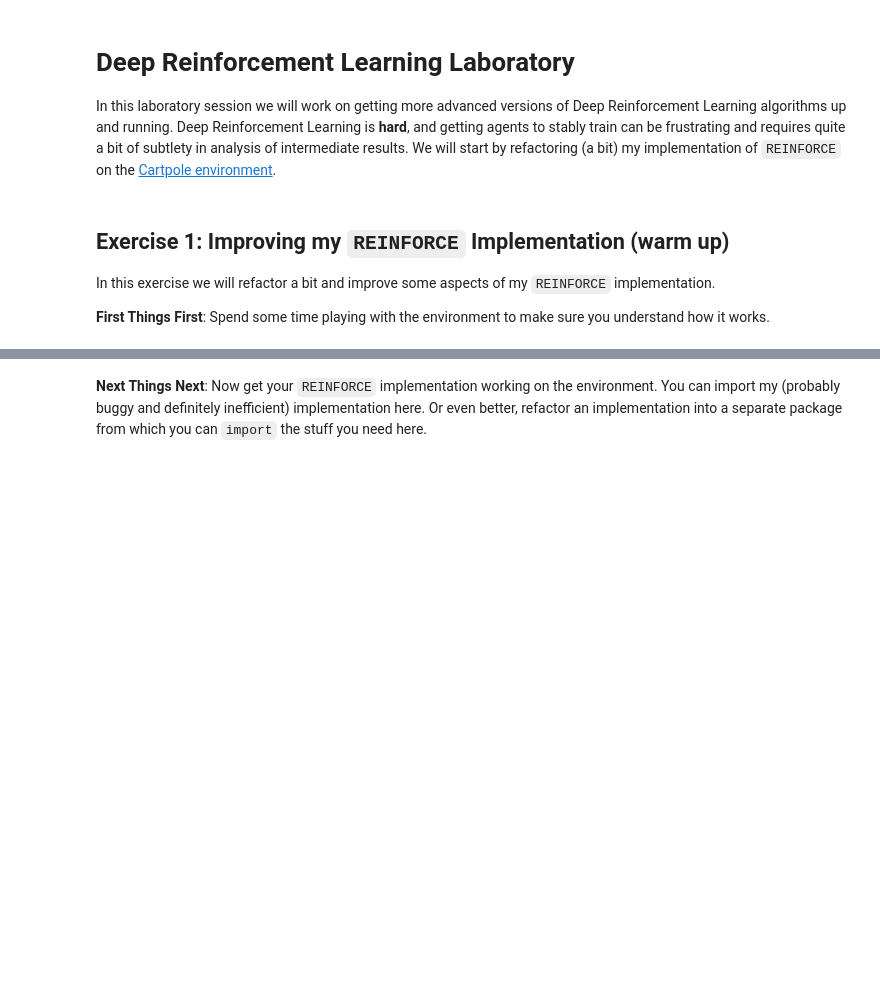
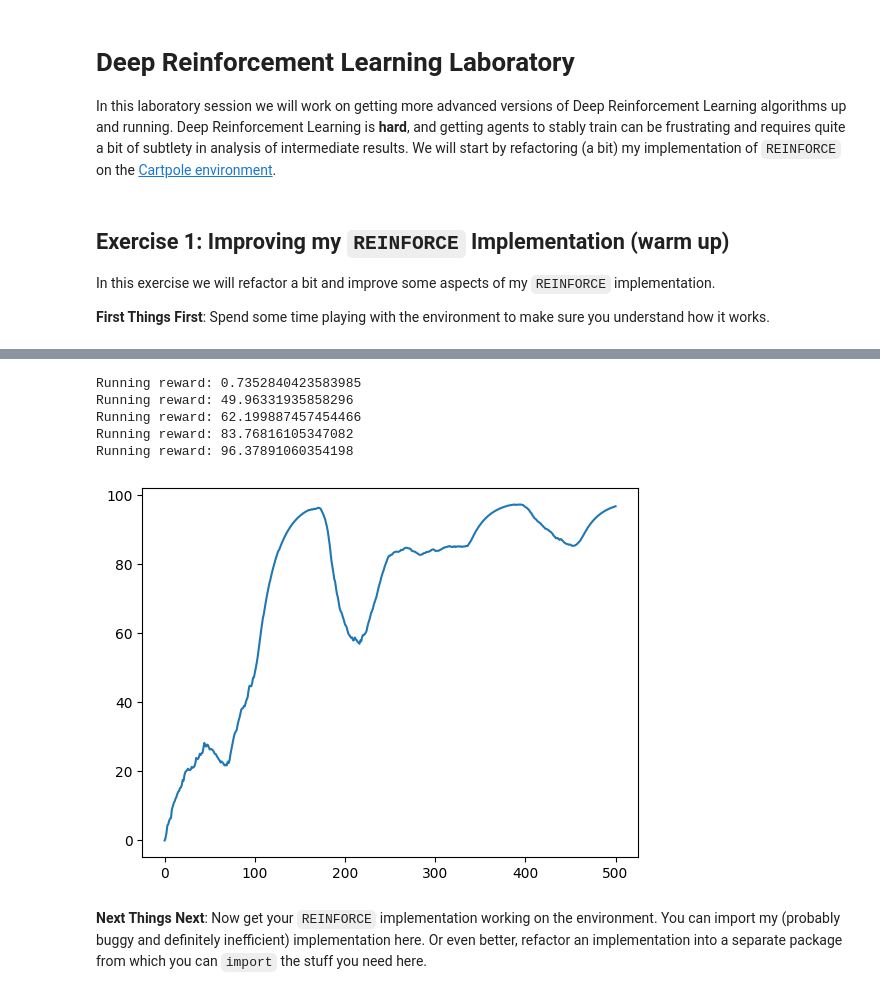
Before and after one commit to digesaremarco/Deep_Learning_Applications, a Jupyter notebook: DLA-Lab2-DRL.ipynb, the cells around one changed output, grey strips where cells are left out. Cells and saved outputs as stored; diff of their text form; code cells hidden in the pictures; blank space fills up the shorter version.

```diff
--- a/DLA-Lab2-DRL.ipynb
+++ b/DLA-Lab2-DRL.ipynb
@@ -20,0 +100,8 @@ env = gym.make('CartPole-v1')
+# %%
+# example of running an episode
+policy = PolicyNet(env)
+reinforce = Reinforce(policy, env)
+for i in range(10):
+    # run an episode
+    rewards, log_probs, actions = reinforce.run_episode()
+    print(f"Episode {i+1}: Total Reward: {sum(rewards)}")
@@ -20,0 +157,12 @@ env = gym.make('CartPole-v1')
+# %%
+# A simple, but generic, policy network with one hidden layer.
+class PolicyNet(nn.Module): # use a deep neural network to represent the policy
+    def __init__(self, env):
+        super().__init__()
+        self.fc1 = nn.Linear(env.observation_space.shape[0], 128)
+        self.fc2 = nn.Linear(128, env.action_space.n)
+
+    def forward(self, s):
+        s = F.relu(self.fc1(s))
+        s = F.softmax(self.fc2(s), dim=-1)
+        return s
@@ -20,0 +260,32 @@ env = gym.make('CartPole-v1')
+# %%
+# In the new version of Gymnasium you need different environments for rendering and no rendering.
+# Here we instantiate two versions of cartpole, one that animates the episodes (which slows everything
+# down), and another that does not animate.
+seed = 2112
+torch.manual_seed(seed)
+np.random.seed(seed)
+
+env = gym.make('CartPole-v1')
+env.reset(seed=seed)
+env_render = None # gymnasium.make('CartPole-v1', render_mode='human')
+
+# PyGame, please don't crash.
+pygame.display.init()
+
+# Make a policy network.
+policy = PolicyNet(env)
+
+# Train the agent.
+plt.plot(reinforce(policy, env, env_render, num_episodes=500))
+
+# Close up everything
+#env_render.close()
+env.close()
+pygame.display.quit()  # Fingers crossed...
+# %% [output]
+Running reward: 0.7352840423583985
+Running reward: 49.96331935858296
+Running reward: 62.199887457454466
+Running reward: 83.76816105347082
+Running reward: 96.37891060354198
+[figure, added]
```
Also changed, not shown: parts of 14 cells of this notebook, 3 other files.
